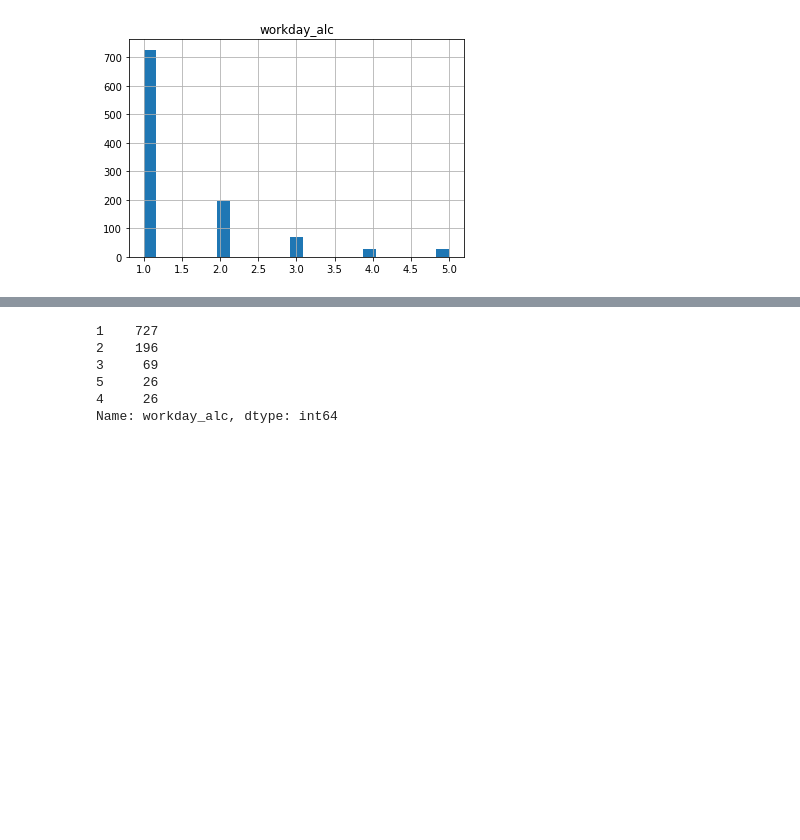
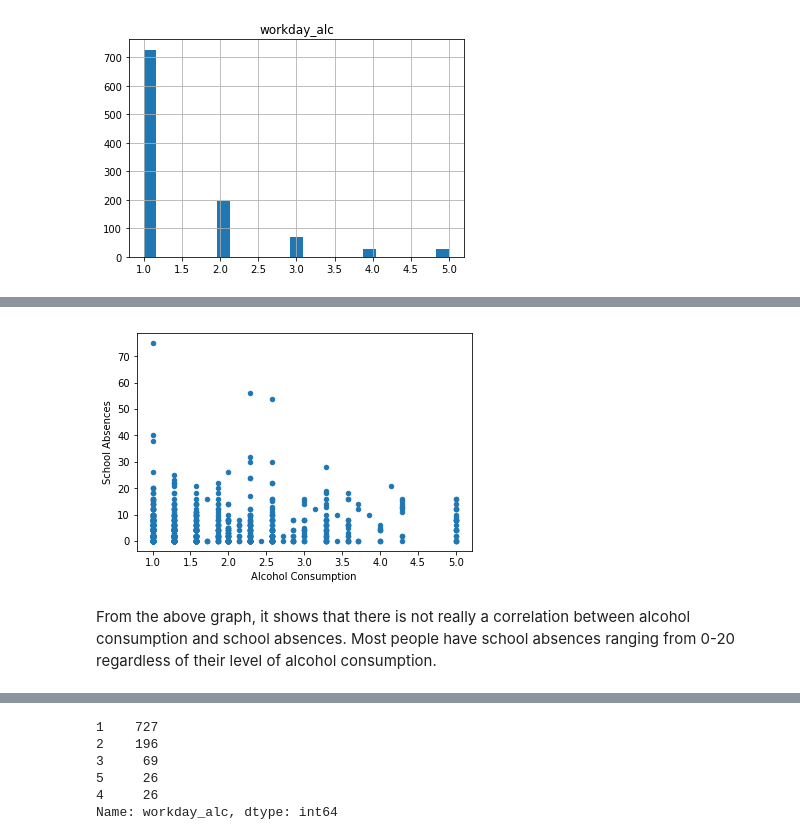
Before and after one commit to kaiitheguy/FinalProjectGroup62, a Jupyter notebook: FinalProjectGroup62.ipynb, the cells around one changed output, grey strips where cells are left out. Drawn from its saved outputs; the diff is of its cells as text; code cells hidden in the pictures; blank space fills up the shorter version.

```diff
--- a/FinalProjectGroup62.ipynb
+++ b/FinalProjectGroup62.ipynb
@@ -197,0 +241,15 @@ f5 = plt.gcf()
+# %%
+#Combine the two alcohol consumption data using a weight of 5/7 for workday consumption and 2/7 for weekend consumption.
+
+alc = 5/7*df['workday_alc']+2/7*df['weekend_alc']
+df['alc'] = alc
+
+#Create a scatter plot
+plt.scatter(df['alc'], df['school_absences'], s=20)
+plt.xlabel('Alcohol Consumption')
+plt.ylabel('School Absences')
+workday_absence = plt.gcf()
+# %% [output]
+[figure, added]
+# %% [markdown]
+From the above graph, it shows that there is not really a correlation between alcohol consumption and school absences. Most people have school absences ranging from 0-20 regardless of their level of alcohol consumption.
```
Also changed, not shown: parts of 35 cells of this notebook.
